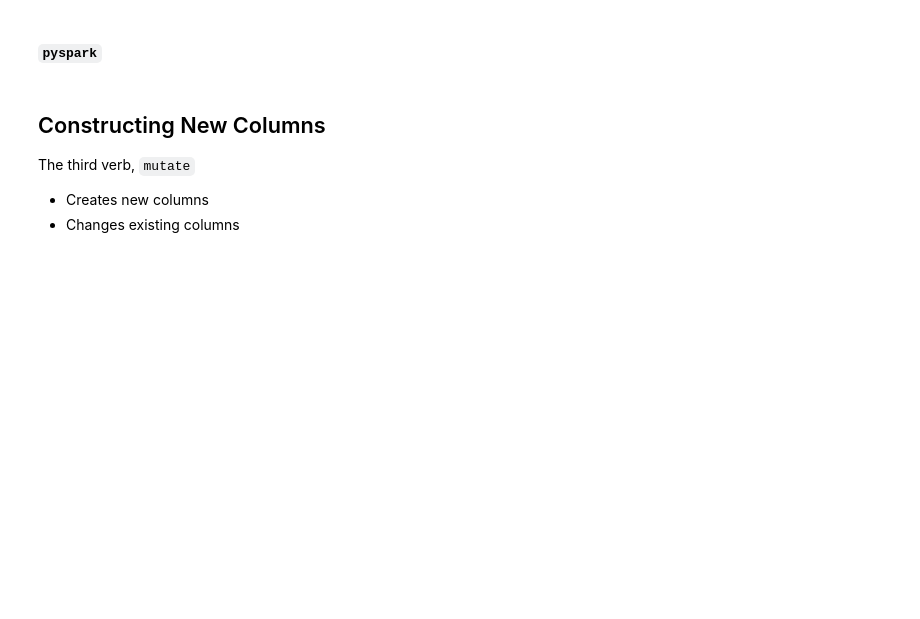
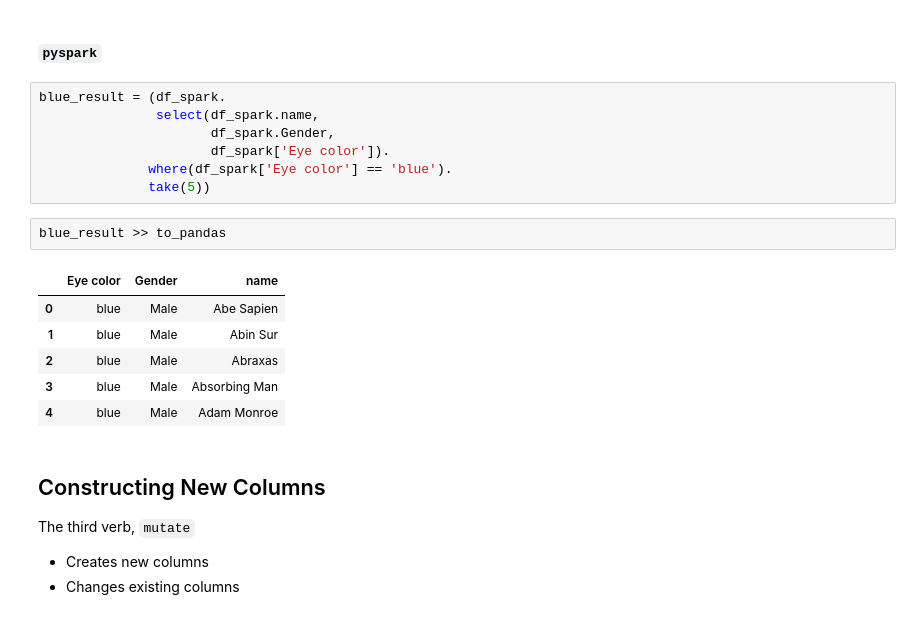
Before and after one commit to dqniellew1/DSCI430, a Jupyter notebook: 2_1_dataframe_verbs_select_filter_mutate-local.ipynb, the cells around one changed output. Saved outputs shown, nothing was run; the diff lists cells and outputs as text; blank space fills up the shorter version.

```diff
--- a/2_1_dataframe_verbs_select_filter_mutate-local.ipynb
+++ b/2_1_dataframe_verbs_select_filter_mutate-local.ipynb
@@ -417,6 +429,22 @@ Create a query that
 #### `select`  expression in `sqlalchemy`
 # %% [markdown]
 ####  `pyspark`
+# %%
+blue_result = (df_spark.
+               select(df_spark.name,
+                      df_spark.Gender,
+                      df_spark['Eye color']).
+              where(df_spark['Eye color'] == 'blue').
+              take(5))
+# %%
+blue_result >> to_pandas
+# %% [output]
+|  | Eye color | Gender | name |
+| 0 | blue | Male | Abe Sapien |
+| 1 | blue | Male | Abin Sur |
+| 2 | blue | Male | Abraxas |
+| 3 | blue | Male | Absorbing Man |
+| 4 | blue | Male | Adam Monroe |
 # %% [markdown]
 ## Constructing New Columns
 
```
Also changed, not shown: parts of 7 cells of this notebook, 1 other file.
